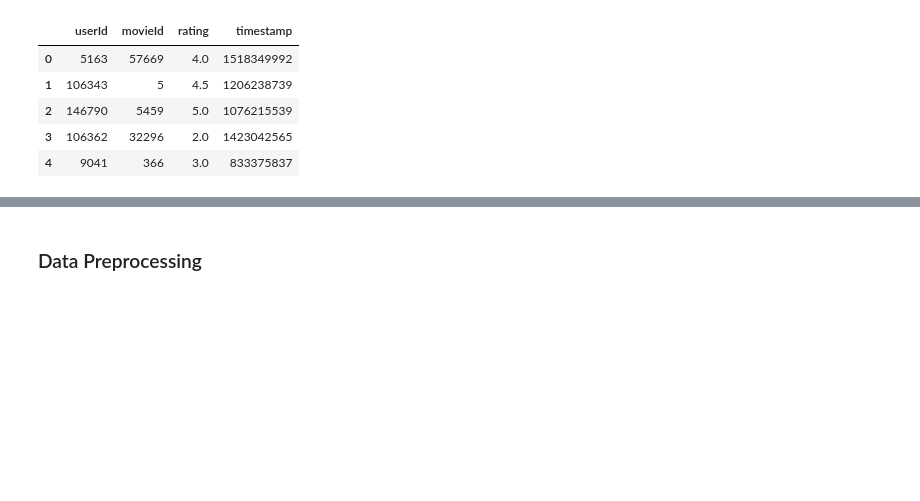
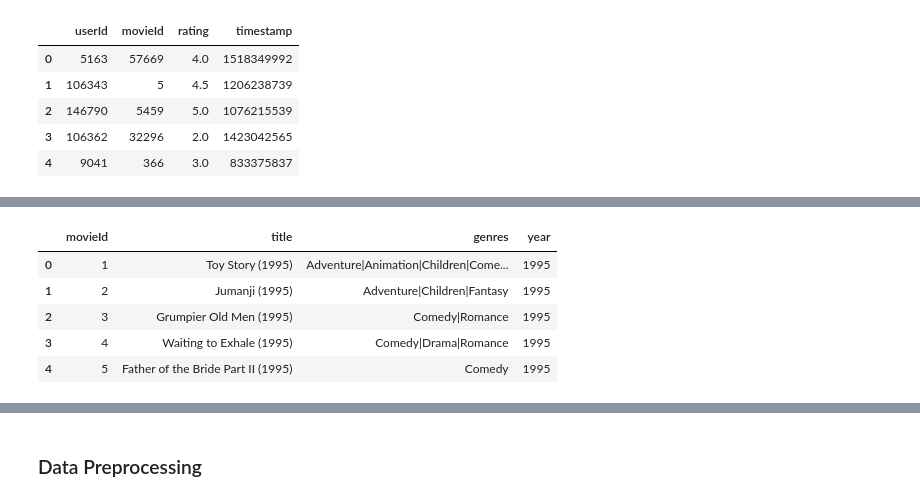
Before and after one commit to JasperZeroes/TeamND2-unsupervised-predict, a Jupyter notebook: TeamND2_Movie_Recommender_System.ipynb, the cells around one changed output, grey strips where cells are left out. Cells and saved outputs as stored; diff of their text form; code cells hidden in the pictures; blank space fills up the shorter version.

```diff
--- a/TeamND2_Movie_Recommender_System.ipynb
+++ b/TeamND2_Movie_Recommender_System.ipynb
@@ -183,0 +207,14 @@ The data has: 4 features and 10000038 rows
+# %%
+# Create a movie year column
+movies_df["year"] = movies_df["title"].str.replace(r'[a-zA-Z]', '', regex=True)
+movies_df["year"] = movies_df["year"].str.replace(r' ', '', regex=True)
+movies_df["year"] = movies_df["year"].str.replace('(', ' ', regex=True) #Remove the '(' from the year column
+movies_df["year"] = movies_df["year"].str.replace(')', ' ', regex=True) ##Remove the ')' from the year column
+movies_df.head()
+# %% [output]
+|  | movieId | title | genres | year |
+| 0 | 1 | Toy Story (1995) | Adventure|Animation|Children|Come... | 1995 |
+| 1 | 2 | Jumanji (1995) | Adventure|Children|Fantasy | 1995 |
+| 2 | 3 | Grumpier Old Men (1995) | Comedy|Romance | 1995 |
+| 3 | 4 | Waiting to Exhale (1995) | Comedy|Drama|Romance | 1995 |
+| 4 | 5 | Father of the Bride Part II (1995) | Comedy | 1995 |
```
Also changed, not shown: parts of 8 cells of this notebook.
